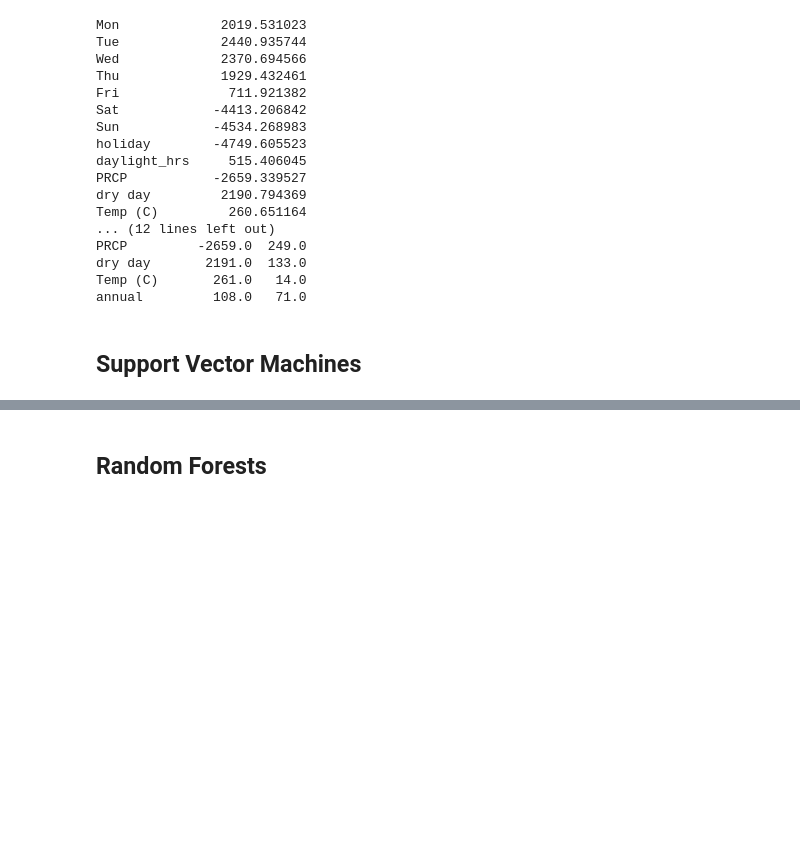
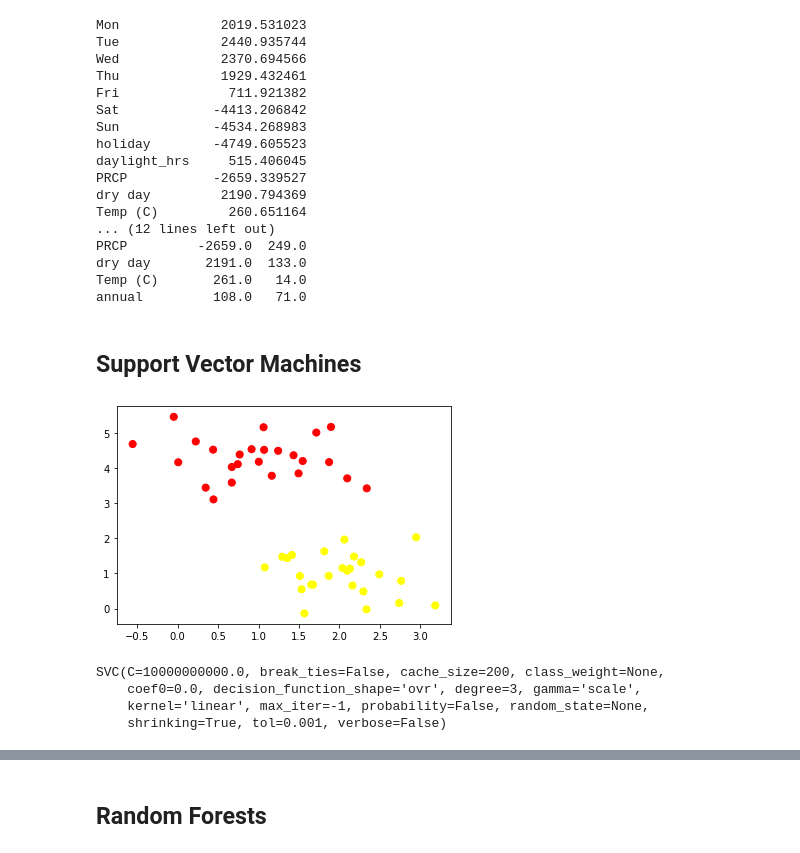
Before and after one commit to konstantinos-giannakopoulos/Python_Data_Science, a Jupyter notebook: Machine_Learning_examples_2.ipynb, the cells around one changed output, grey strips where cells are left out. Cells and saved outputs as stored; diff of their text form; code cells hidden in the pictures; blank space fills up the shorter version.

```diff
--- a/Machine_Learning_examples_2.ipynb
+++ b/Machine_Learning_examples_2.ipynb
@@ -385,3 +385,27 @@ Temp (C)       261.0   14.0
 annual         108.0   71.0
 # %% [markdown]
 ## Support Vector Machines
+# %%
+%matplotlib inline
+import numpy as np
+import matplotlib.pyplot as plt
+from scipy import stats
+
+# use seaborn plotting defaults
+import seaborn as sns; #sns.set()
+
+from sklearn.datasets.samples_generator import make_blobs
+X, y = make_blobs(n_samples=50, centers=2,
+                  random_state=0, cluster_std=0.60)
+plt.scatter(X[:, 0], X[:, 1], c=y, s=50, cmap='autumn');
+# %% [output]
+[figure, added]
+# %%
+from sklearn.svm import SVC # "Support vector classifier"
+model = SVC(kernel='linear', C=1E10)
+model.fit(X, y)
+# %% [output]
+SVC(C=10000000000.0, break_ties=False, cache_size=200, class_weight=None,
+    coef0=0.0, decision_function_shape='ovr', degree=3, gamma='scale',
+    kernel='linear', max_iter=-1, probability=False, random_state=None,
+    shrinking=True, tol=0.001, verbose=False)
```
Also changed, not shown: parts of 15 cells of this notebook.
